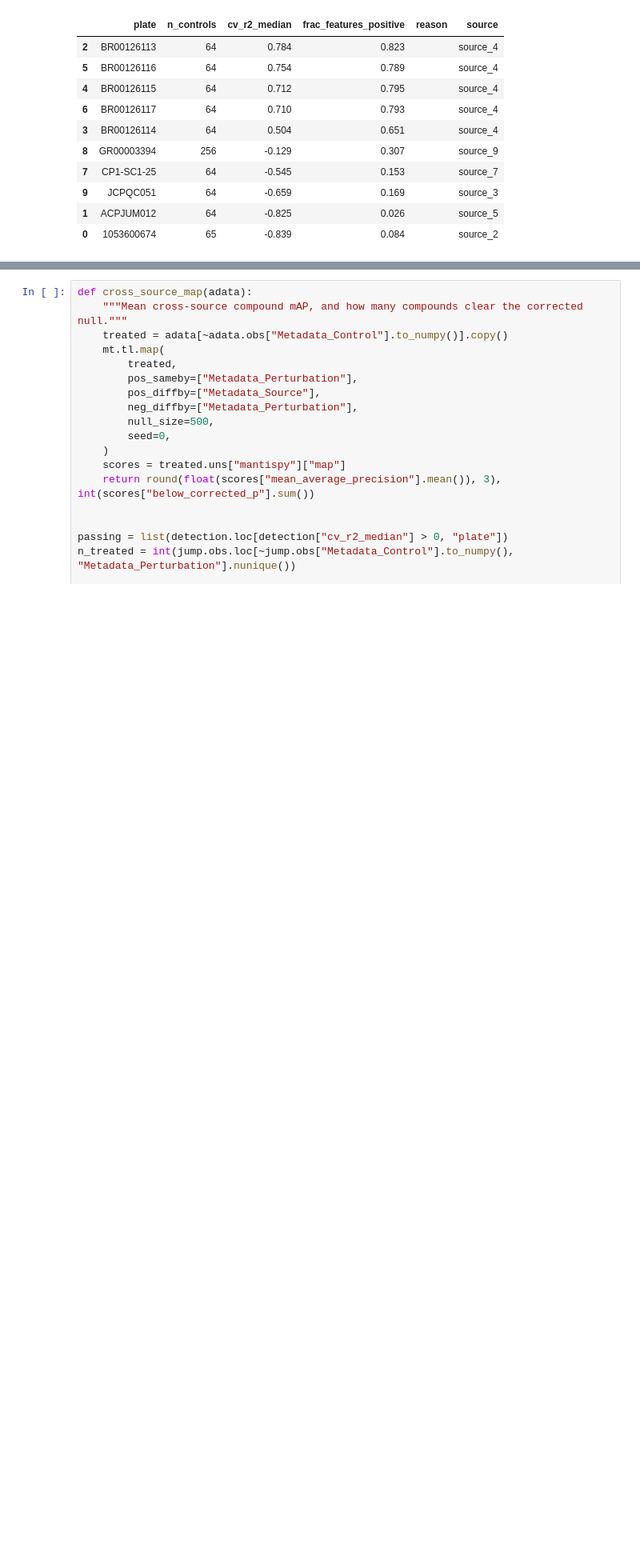
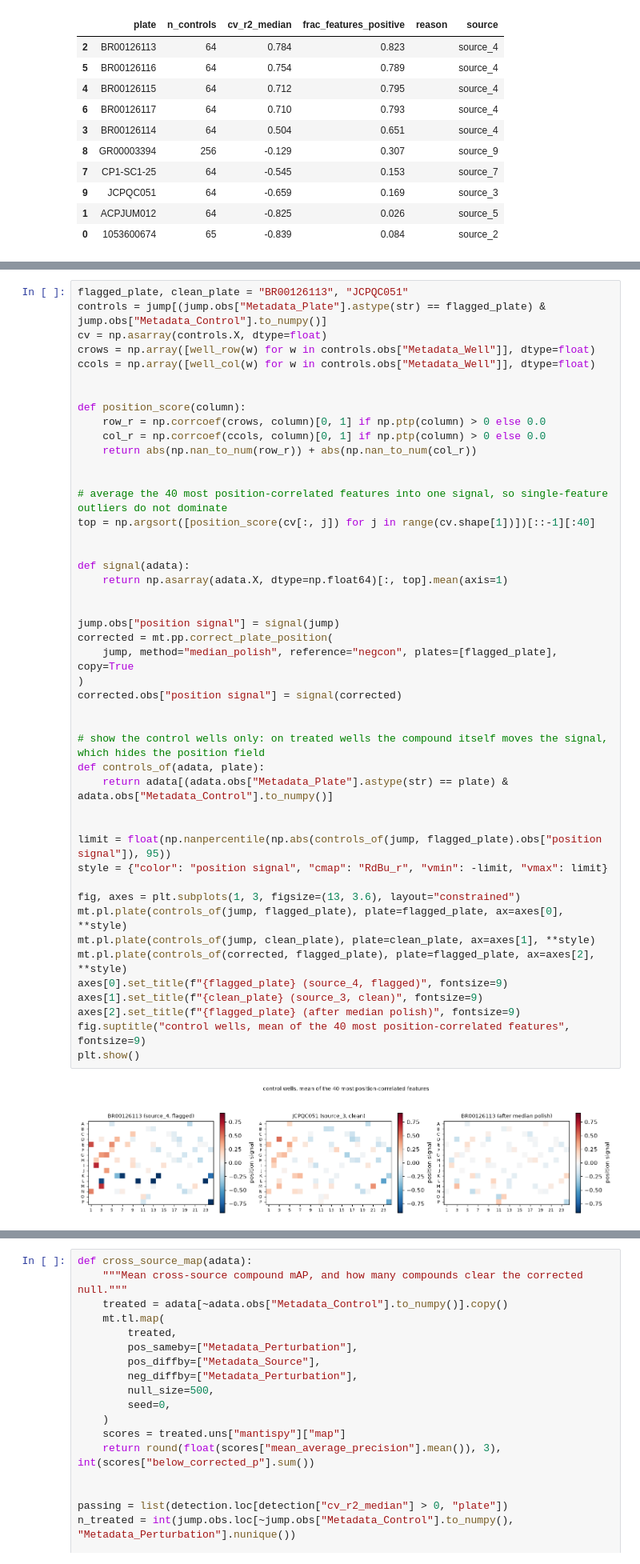
Before and after one commit to scverse/mantispy, a Jupyter notebook: docs/case_studies/plate_position.ipynb, the cells around one changed output, grey strips where cells are left out. Shown at 80% size. Drawn from its saved outputs; the diff is of its cells as text; blank space fills up the shorter version.

```diff
--- a/docs/case_studies/plate_position.ipynb
+++ b/docs/case_studies/plate_position.ipynb
@@ -124 +148,49 @@ localized, so blanket correction spends signal everywhere to fix a few.)
+# %%
+flagged_plate, clean_plate = "BR00126113", "JCPQC051"
+controls = jump[(jump.obs["Metadata_Plate"].astype(str) == flagged_plate) & jump.obs["Metadata_Control"].to_numpy()]
+cv = np.asarray(controls.X, dtype=float)
+crows = np.array([well_row(w) for w in controls.obs["Metadata_Well"]], dtype=float)
+ccols = np.array([well_col(w) for w in controls.obs["Metadata_Well"]], dtype=float)
+
+
+def position_score(column):
+    row_r = np.corrcoef(crows, column)[0, 1] if np.ptp(column) > 0 else 0.0
+    col_r = np.corrcoef(ccols, column)[0, 1] if np.ptp(column) > 0 else 0.0
+    return abs(np.nan_to_num(row_r)) + abs(np.nan_to_num(col_r))
+
+
+# average the 40 most position-correlated features into one signal, so single-feature outliers do not dominate
+top = np.argsort([position_score(cv[:, j]) for j in range(cv.shape[1])])[::-1][:40]
+
+
+def signal(adata):
+    return np.asarray(adata.X, dtype=np.float64)[:, top].mean(axis=1)
+
+
+jump.obs["position signal"] = signal(jump)
+corrected = mt.pp.correct_plate_position(
+    jump, method="median_polish", reference="negcon", plates=[flagged_plate], copy=True
+)
+corrected.obs["position signal"] = signal(corrected)
+
+
+# show the control wells only: on treated wells the compound itself moves the signal, which hides the position field
+def controls_of(adata, plate):
+    return adata[(adata.obs["Metadata_Plate"].astype(str) == plate) & adata.obs["Metadata_Control"].to_numpy()]
+
+
+limit = float(np.nanpercentile(np.abs(controls_of(jump, flagged_plate).obs["position signal"]), 95))
+style = {"color": "position signal", "cmap": "RdBu_r", "vmin": -limit, "vmax": limit}
+
+fig, axes = plt.subplots(1, 3, figsize=(13, 3.6), layout="constrained")
+mt.pl.plate(controls_of(jump, flagged_plate), plate=flagged_plate, ax=axes[0], **style)
+mt.pl.plate(controls_of(jump, clean_plate), plate=clean_plate, ax=axes[1], **style)
+mt.pl.plate(controls_of(corrected, flagged_plate), plate=flagged_plate, ax=axes[2], **style)
+axes[0].set_title(f"{flagged_plate} (source_4, flagged)", fontsize=9)
+axes[1].set_title(f"{clean_plate} (source_3, clean)", fontsize=9)
+axes[2].set_title(f"{flagged_plate} (after median polish)", fontsize=9)
+fig.suptitle("control wells, mean of the 40 most position-correlated features", fontsize=9)
+plt.show()
+# %% [output]
+[figure, added]
 # %% [markdown]
```
Also changed, not shown: parts of 10 cells of this notebook.
